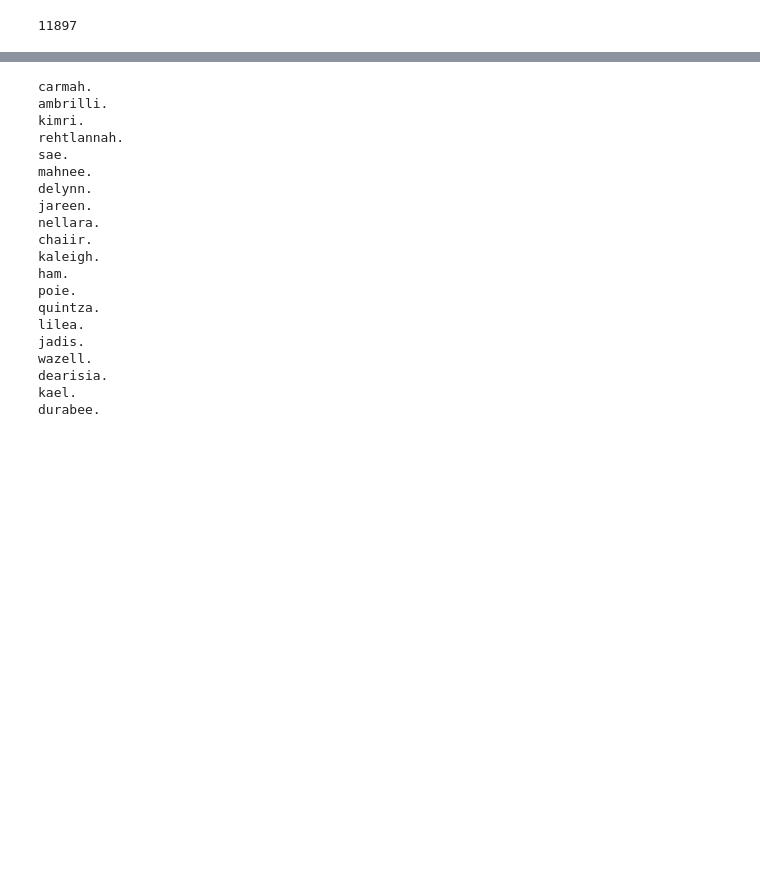
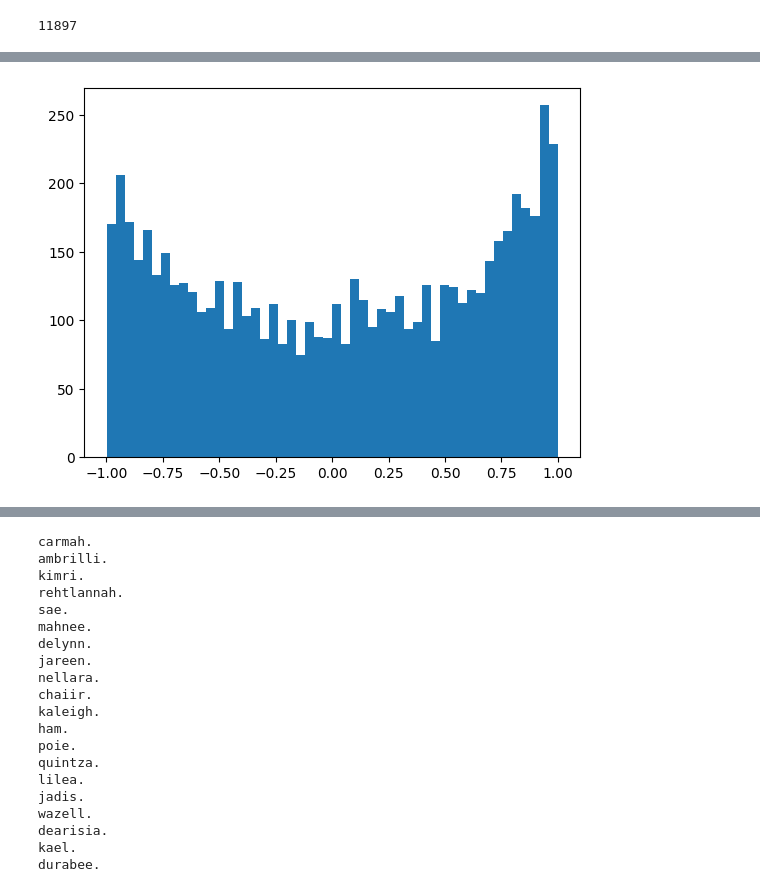
Before and after one commit to jamesonhm/makemore, a Jupyter notebook: makemore_pt3.ipynb, the cells around one changed output, grey strips where cells are left out. Cells and saved outputs as stored; diff of their text form; code cells hidden in the pictures; blank space fills up the shorter version.

```diff
--- a/makemore_pt3.ipynb
+++ b/makemore_pt3.ipynb
@@ -177,0 +160,4 @@ logits, probs, loss
+# %%
+plt.hist(h.view(-1).tolist(), 50);
+# %% [output]
+[figure, added]
```
Also changed, not shown: parts of 11 cells of this notebook.
